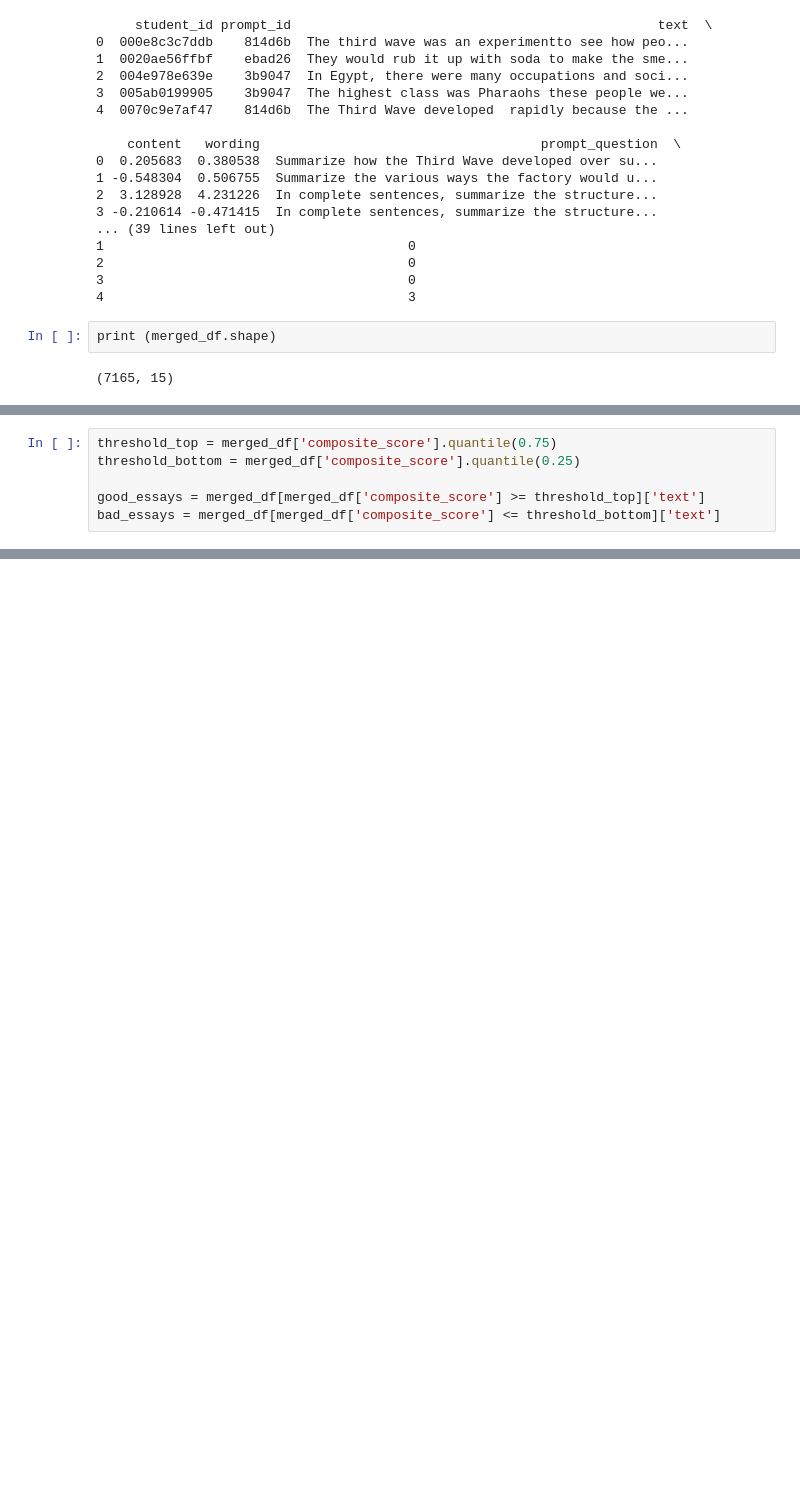
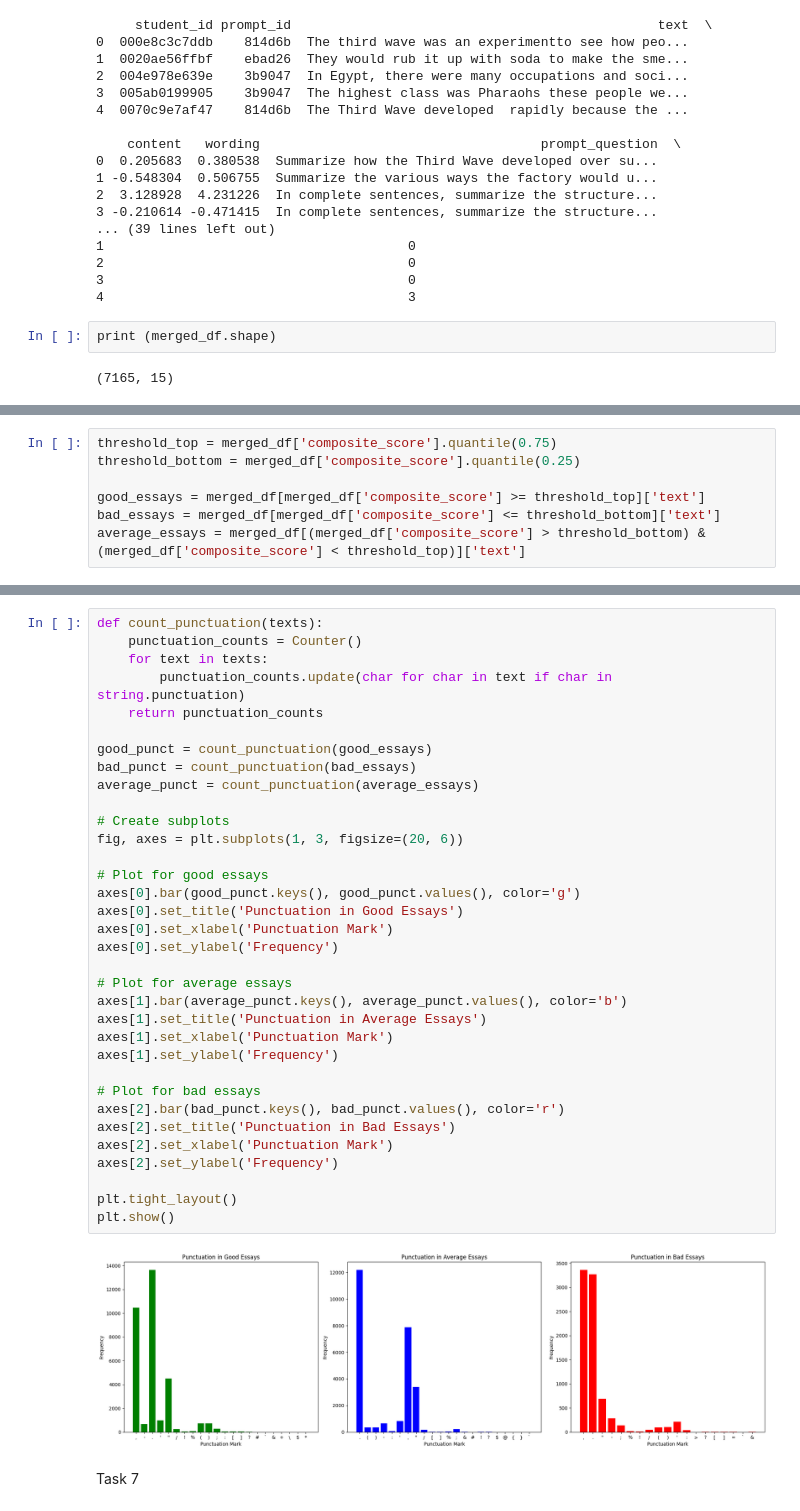
Before and after one commit to hpgupt/DSF-AS1, a Jupyter notebook: ag1-dsf.ipynb, the cells around one changed output, grey strips where cells are left out. Drawn from its saved outputs; the diff is of its cells as text; blank space fills up the shorter version.

```diff
--- a/ag1-dsf.ipynb
+++ b/ag1-dsf.ipynb
@@ -170,4 +292,5 @@ threshold_bottom = merged_df['composite_score'].quantile(0.25)
 
 good_essays = merged_df[merged_df['composite_score'] >= threshold_top]['text']
 bad_essays = merged_df[merged_df['composite_score'] <= threshold_bottom]['text']
+average_essays = merged_df[(merged_df['composite_score'] > threshold_bottom) & (merged_df['composite_score'] < threshold_top)]['text']
 # %%
@@ -315 +376,39 @@ print(merged_df.head())
+# %%
+def count_punctuation(texts):
+    punctuation_counts = Counter()
+    for text in texts:
+        punctuation_counts.update(char for char in text if char in string.punctuation)
+    return punctuation_counts
+
+good_punct = count_punctuation(good_essays)
+bad_punct = count_punctuation(bad_essays)
+average_punct = count_punctuation(average_essays)
+
+# Create subplots
+fig, axes = plt.subplots(1, 3, figsize=(20, 6))
+
+# Plot for good essays
+axes[0].bar(good_punct.keys(), good_punct.values(), color='g')
+axes[0].set_title('Punctuation in Good Essays')
+axes[0].set_xlabel('Punctuation Mark')
+axes[0].set_ylabel('Frequency')
+
+# Plot for average essays
+axes[1].bar(average_punct.keys(), average_punct.values(), color='b')
+axes[1].set_title('Punctuation in Average Essays')
+axes[1].set_xlabel('Punctuation Mark')
+axes[1].set_ylabel('Frequency')
+
+# Plot for bad essays
+axes[2].bar(bad_punct.keys(), bad_punct.values(), color='r')
+axes[2].set_title('Punctuation in Bad Essays')
+axes[2].set_xlabel('Punctuation Mark')
+axes[2].set_ylabel('Frequency')
+
+plt.tight_layout()
+plt.show()
+# %% [output]
+[figure, added]
+# %% [markdown]
+Task 7
 # %%
```
Also changed, not shown: parts of 33 cells of this notebook.
